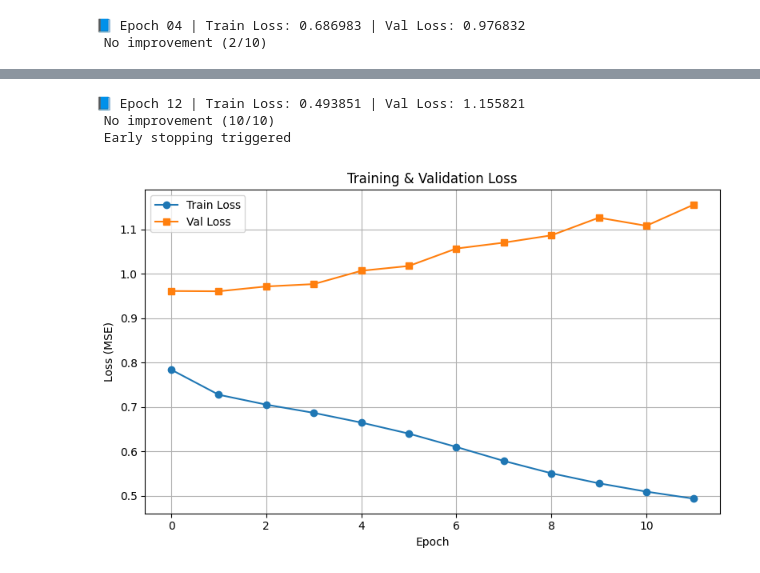
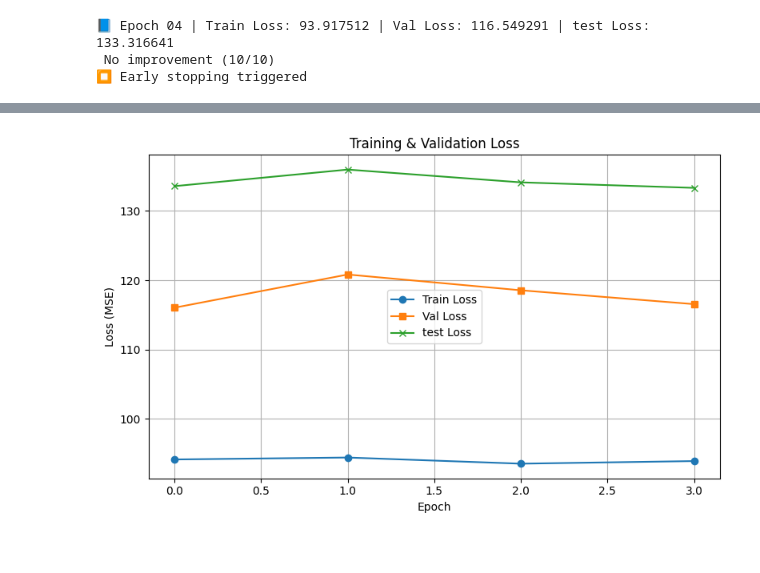
Before and after one commit to QHCeng/Capstone, a Jupyter notebook: lstm_demo.ipynb, the cells around one changed output, grey strips where cells are left out. Drawn from its saved outputs; the diff is of its cells as text; code cells hidden in the pictures.

Commit message:
training lstm finish

```diff
--- a/lstm_demo.ipynb
+++ b/lstm_demo.ipynb
@@ -231,17 +109,22 @@ class SafeEmbeddingConcat(nn.Module):
 # %%
+import torch
+import torch.nn as nn
+
 class LSTMAmountPredictor(nn.Module):
-    def __init__(self, cat_cols, embedding_sizes, num_numeric_features, hidden_dim=128, num_layers=2):
+    def __init__(self, num_features, hidden_dim=128, num_layers=2, dropout=0.1):
         super().__init__()
-        self.emb_concat = SafeEmbeddingConcat(cat_cols, embedding_sizes, num_numeric_features)
         self.lstm = nn.LSTM(
-            input_size=self.emb_concat.output_dim,
+            input_size=num_features,
             hidden_size=hidden_dim,
             num_layers=num_layers,
-            batch_first=True
+            batch_first=True,
+            dropout=dropout if num_layers > 1 else 0
         )
         self.fc = nn.Linear(hidden_dim, 1)
 
-    def forward(self, x_num, x_cat):
-        x = self.emb_concat(x_num, x_cat)
+    def forward(self, x):
+        # x: [batch, seq_len, num_features]
         out, _ = self.lstm(x)
-        return self.fc(out[:, -1, :])
+        last_out = out[:, -1, :]  # [batch, hidden_dim]
+        y_pred = self.fc(last_out)  # [batch, 1]
+        return y_pred.squeeze(-1)
@@ -293,15 +183,15 @@ model = model.to(device)
 best_val_loss = np.inf
 patience_counter = 0
 # %%
-train_history = {"train_loss": [], "val_loss": []}
+train_history = {"train_loss": [], "val_loss": [],"test_loss":[]}
 for epoch in range(EPOCHS):
     model.train()
     train_losses = []
-    for X_num, X_cat, y in tqdm(train_loader, desc=f"Epoch {epoch+1}/{EPOCHS} [Train]"):
-        X_num, X_cat, y = X_num.to(device), X_cat.to(device), y.to(device)
+    for X, y in tqdm(train_loader, desc=f"Epoch {epoch+1}/{EPOCHS} [Train]"):
+        X, y = X.to(device), y.to(device)
 
         optimizer.zero_grad()
-        preds = model(X_num, X_cat).squeeze()  # (batch,)
+        preds = model(X).squeeze()  # (batch,)
         loss = criterion(preds, y)
         loss.backward()
         optimizer.step()
@@ -312,18 +202,28 @@ for epoch in range(EPOCHS):
     model.eval()
     val_losses = []
     with torch.no_grad():
-        for X_num, X_cat, y in tqdm(val_loader, desc=f"Epoch {epoch+1}/{EPOCHS} [Val]"):
-            X_num, X_cat, y = X_num.to(device), X_cat.to(device), y.to(device)
-            preds = model(X_num, X_cat).squeeze()
+        for X, y in tqdm(val_loader, desc=f"Epoch {epoch+1}/{EPOCHS} [Val]"):
+            X, y = X.to(device), y.to(device)
+            preds = model(X).squeeze()
             loss = criterion(preds, y)
             val_losses.append(loss.item())
 
     avg_val_loss = np.mean(val_losses)
+    test_losses = []
+    with torch.no_grad():
+        for X, y in tqdm(test_loader, desc=f"Epoch {epoch+1}/{EPOCHS} [Val]"):
+            X, y = X.to(device), y.to(device)
+            preds = model(X).squeeze()
+            loss = criterion(preds, y)
+            test_losses.append(loss.item())
+
+    avg_test_loss = np.mean(test_losses)
 
     train_history["train_loss"].append(avg_train_loss)
     train_history["val_loss"].append(avg_val_loss)
+    train_history["test_loss"].append(avg_test_loss)
 
-    print(f"\n📘 Epoch {epoch+1:02d} | Train Loss: {avg_train_loss:.6f} | Val Loss: {avg_val_loss:.6f}")
+    print(f"\n📘 Epoch {epoch+1:02d} | Train Loss: {avg_train_loss:.6f} | Val Loss: {avg_val_loss:.6f} | test Loss: {avg_test_loss:.6f}")
 
     if avg_val_loss < best_val_loss:
         best_val_loss = avg_val_loss
@@ -334,12 +234,14 @@ for epoch in range(EPOCHS):
         patience_counter += 1
         print(f" No improvement ({patience_counter}/{PATIENCE})")
         if patience_counter >= PATIENCE:
-            print(" Early stopping triggered")
+            print("⏹️ Early stopping triggered")
             break
+
 
 plt.figure(figsize=(8, 5))
 plt.plot(train_history["train_loss"], label="Train Loss", marker="o")
 plt.plot(train_history["val_loss"], label="Val Loss", marker="s")
+plt.plot(train_history["test_loss"], label="test Loss", marker='x')
 plt.title("Training & Validation Loss")
 plt.xlabel("Epoch")
 plt.ylabel("Loss (MSE)")
@@ -357,2 +259,3 @@ plt.show()
-📘 Epoch 04 | Train Loss: 0.686983 | Val Loss: 0.976832
- No improvement (2/10)
+📘 Epoch 04 | Train Loss: 93.917512 | Val Loss: 116.549291 | test Loss: 133.316641
+ No improvement (10/10)
+⏹️ Early stopping triggered
@@ -373,4 +262 @@ plt.show()
-📘 Epoch 12 | Train Loss: 0.493851 | Val Loss: 1.155821
- No improvement (10/10)
- Early stopping triggered
-[figure, old version]
+[figure, new version]
```
Also changed, not shown: parts of 20 cells of this notebook.
